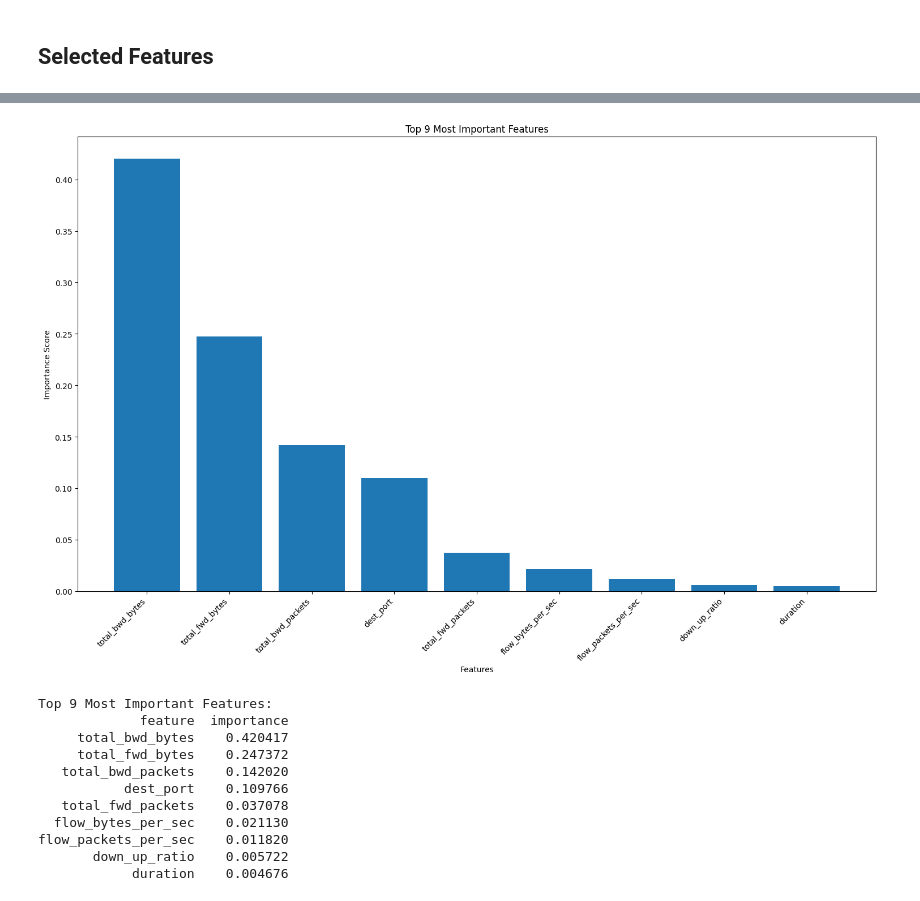
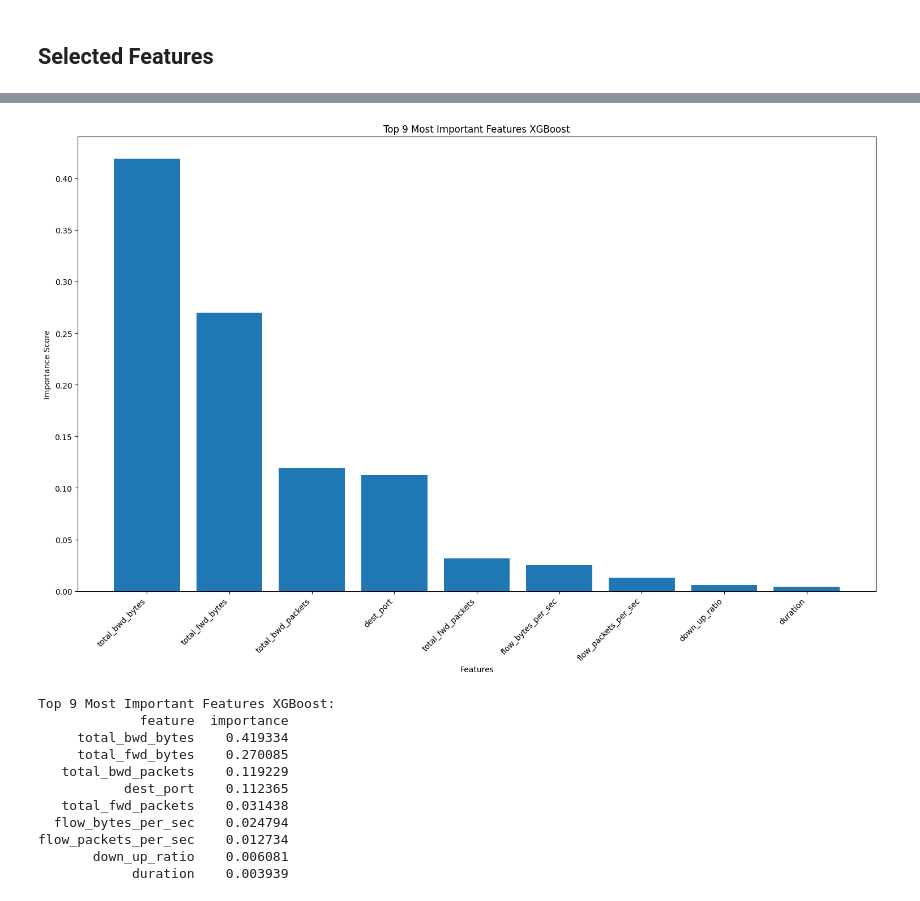
Before and after one commit to Matth3wV0/A-Suricata-and-Machine-Learning-Based-Hybrid-Network-Intrusion-Detection-System, a Jupyter notebook: training.ipynb, the cells around one changed output, grey strips where cells are left out. Cells and saved outputs as stored; diff of their text form; code cells hidden in the pictures.

```diff
--- a/training.ipynb
+++ b/training.ipynb
@@ -86,9 +86,6 @@ The dataset is not fully cleaned up.
 - Missing values
 
 None of these values make sense in the context of network flows. That is why we are going to delete all of them before continuing.
-# %%
-# Clean column names
-df.columns = df.columns.str.strip()
 # %%
 df.shape
 # %% [output]
@@ -106,7 +146,7 @@ if df.isna().sum().sum() > 0:
     for col in numeric_cols:
         if df[col].isna().sum() > 0:
             print(f"Filling missing values in {col} with median")
-            # df[col] = df[col].fillna(df[col].median())
+            df[col] = df[col].fillna(df[col].median())
 # %% [output]
 Missing values before imputation: 5734
 Filling missing values in Flow Bytes/s with median
@@ -521,42 +575,42 @@ Text(95.72222222222221, 0.5, 'True Label')
 # %%
 importances = xgb_best.feature_importances_
 feature_names = X.columns
 
 # contruct feature importance dataframe and sort it descending
 feature_importance = pd.DataFrame({
     'feature': feature_names,
     'importance': importances
 }).sort_values('importance', ascending=False)
 
 num_of_features = len(importances)
 
 # contruct feature importance dataframe and sort it descending
 feature_importance = pd.DataFrame({
     'feature': feature_names,
     'importance': importances
 }).sort_values('importance', ascending=False)
 
 plt.figure(figsize=(15, 10))
 plt.bar(range(num_of_features), feature_importance['importance'][:num_of_features])
 plt.xticks(range(num_of_features), feature_importance['feature'][:num_of_features], rotation=45, ha='right')
 plt.xlabel('Features')
 plt.ylabel('Importance Score')
-plt.title(f'Top {num_of_features} Most Important Features')
+plt.title(f'Top {num_of_features} Most Important Features XGBoost')
 plt.tight_layout()
 plt.show()
 
-print(f"\nTop {num_of_features} Most Important Features:")
+print(f"\nTop {num_of_features} Most Important Features XGBoost:")
 print(feature_importance.to_string(index=False))
 # %% [output]
-[figure, old version]
+[figure, new version]
-Top 9 Most Important Features:
+Top 9 Most Important Features XGBoost:
              feature  importance
-     total_bwd_bytes    0.420417
-     total_fwd_bytes    0.247372
-   total_bwd_packets    0.142020
-           dest_port    0.109766
-   total_fwd_packets    0.037078
-  flow_bytes_per_sec    0.021130
-flow_packets_per_sec    0.011820
-       down_up_ratio    0.005722
-            duration    0.004676
+     total_bwd_bytes    0.419334
+     total_fwd_bytes    0.270085
+   total_bwd_packets    0.119229
+           dest_port    0.112365
+   total_fwd_packets    0.031438
+  flow_bytes_per_sec    0.024794
+flow_packets_per_sec    0.012734
+       down_up_ratio    0.006081
+            duration    0.003939
```
Also changed, not shown: parts of 19 cells of this notebook, 1 other file.
